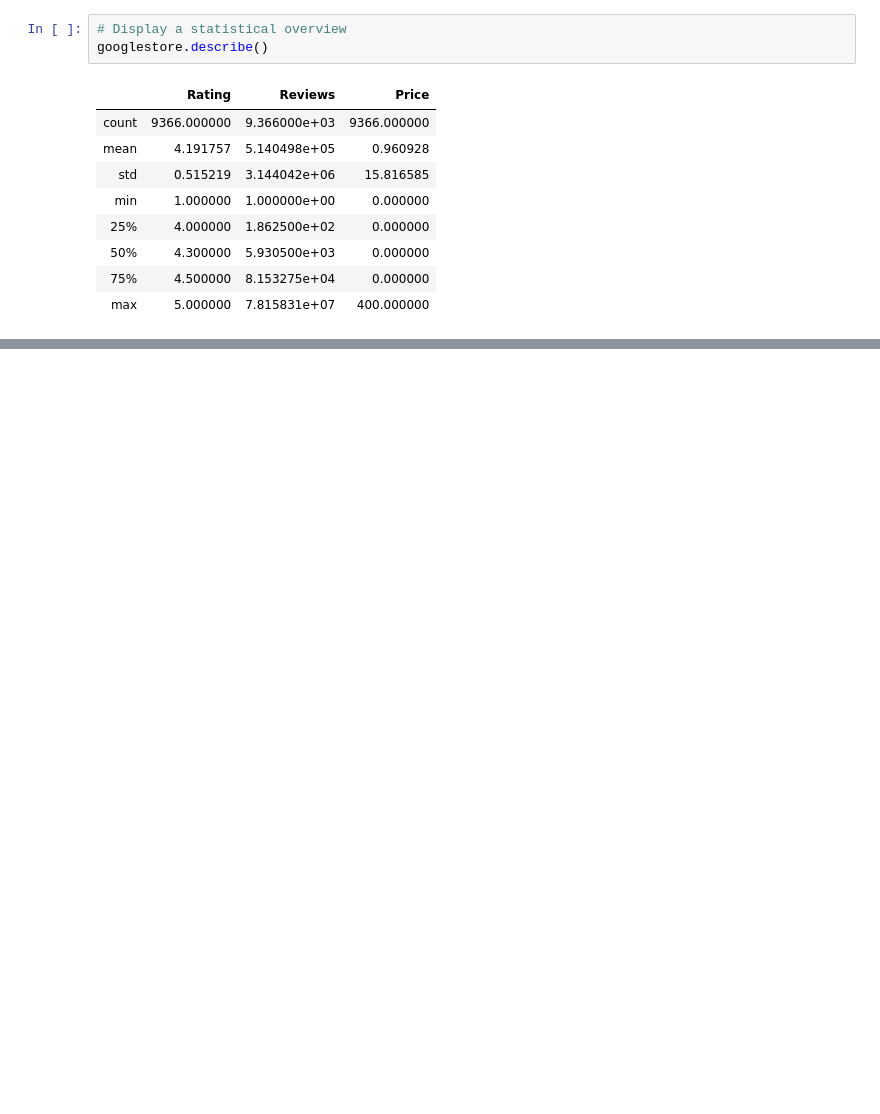
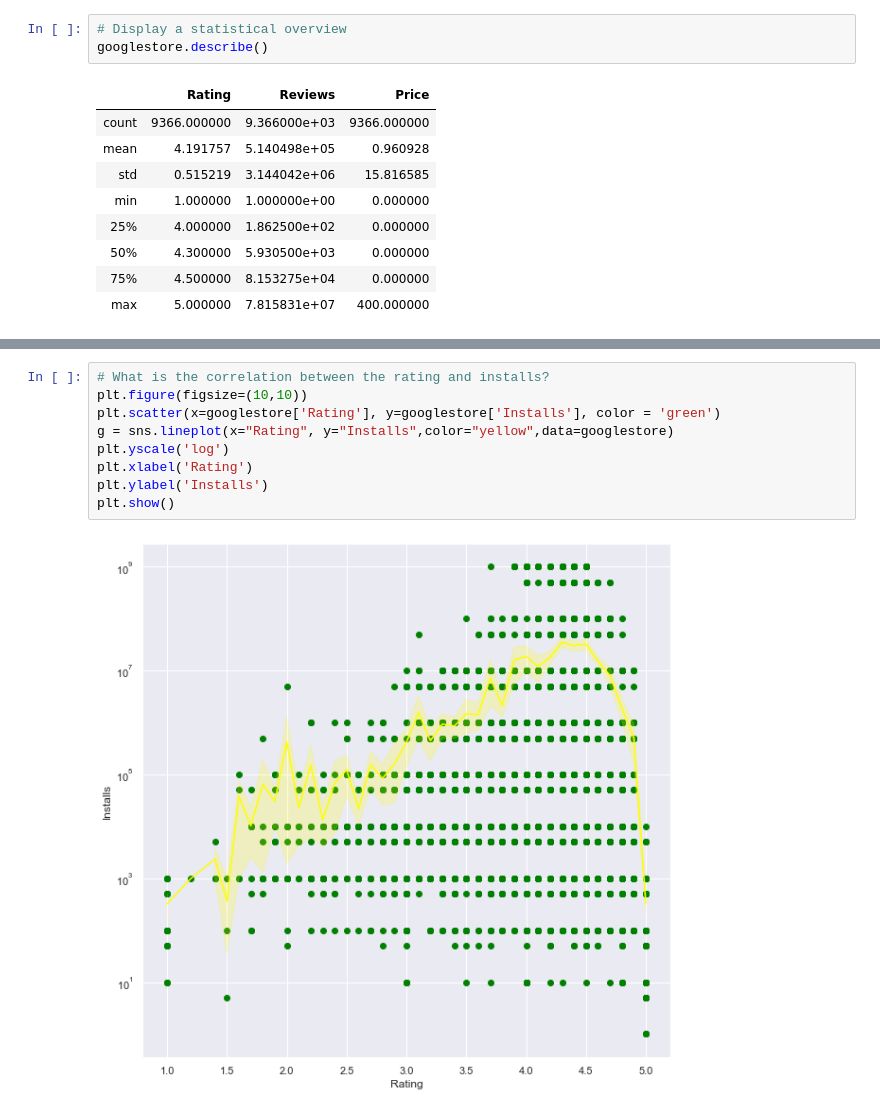
Before and after one commit to Northwestern-Project-Team/Project-1, a Jupyter notebook: AppStore.ipynb, the cells around one changed output, grey strips where cells are left out. Cells and saved outputs as stored; diff of their text form; blank space fills up the shorter version.

```diff
--- a/AppStore.ipynb
+++ b/AppStore.ipynb
@@ -242,0 +302,11 @@ googlestore.describe()
+# %%
+# What is the correlation between the rating and installs?
+plt.figure(figsize=(10,10))
+plt.scatter(x=googlestore['Rating'], y=googlestore['Installs'], color = 'green')
+g = sns.lineplot(x="Rating", y="Installs",color="yellow",data=googlestore)
+plt.yscale('log')
+plt.xlabel('Rating')
+plt.ylabel('Installs')
+plt.show()
+# %% [output]
+[figure, added]
```
Also changed, not shown: parts of 14 cells of this notebook.
